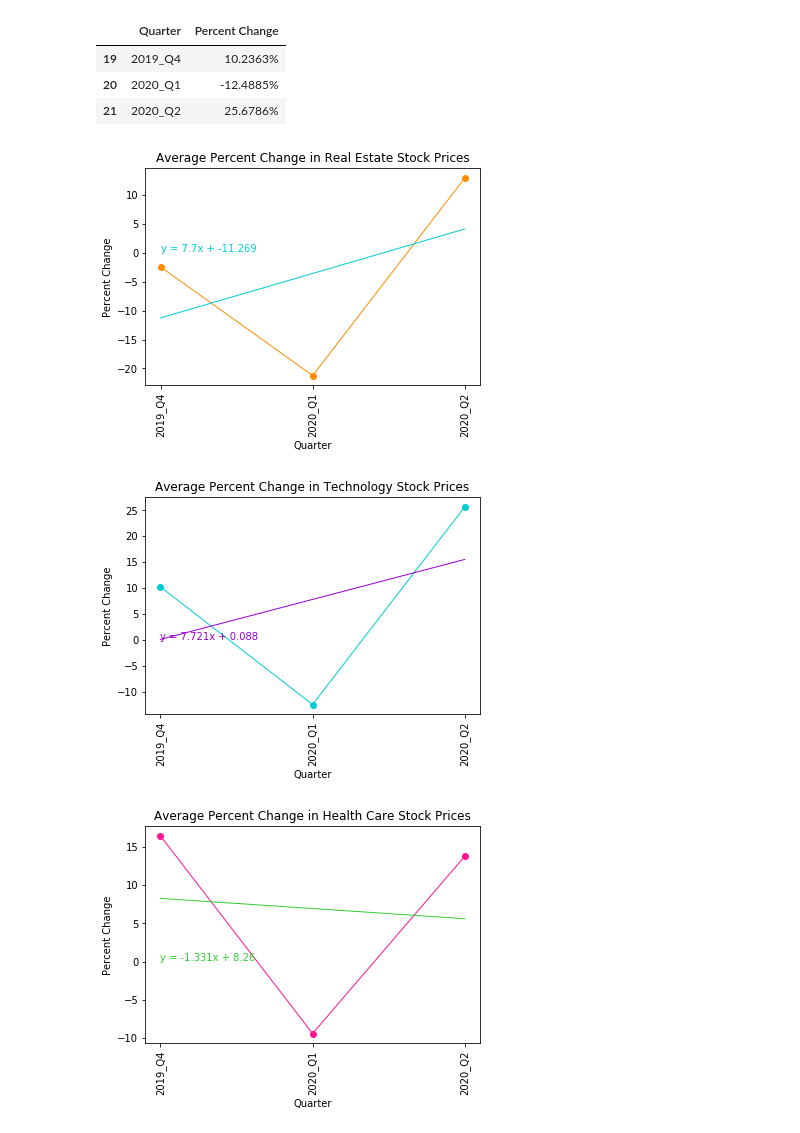
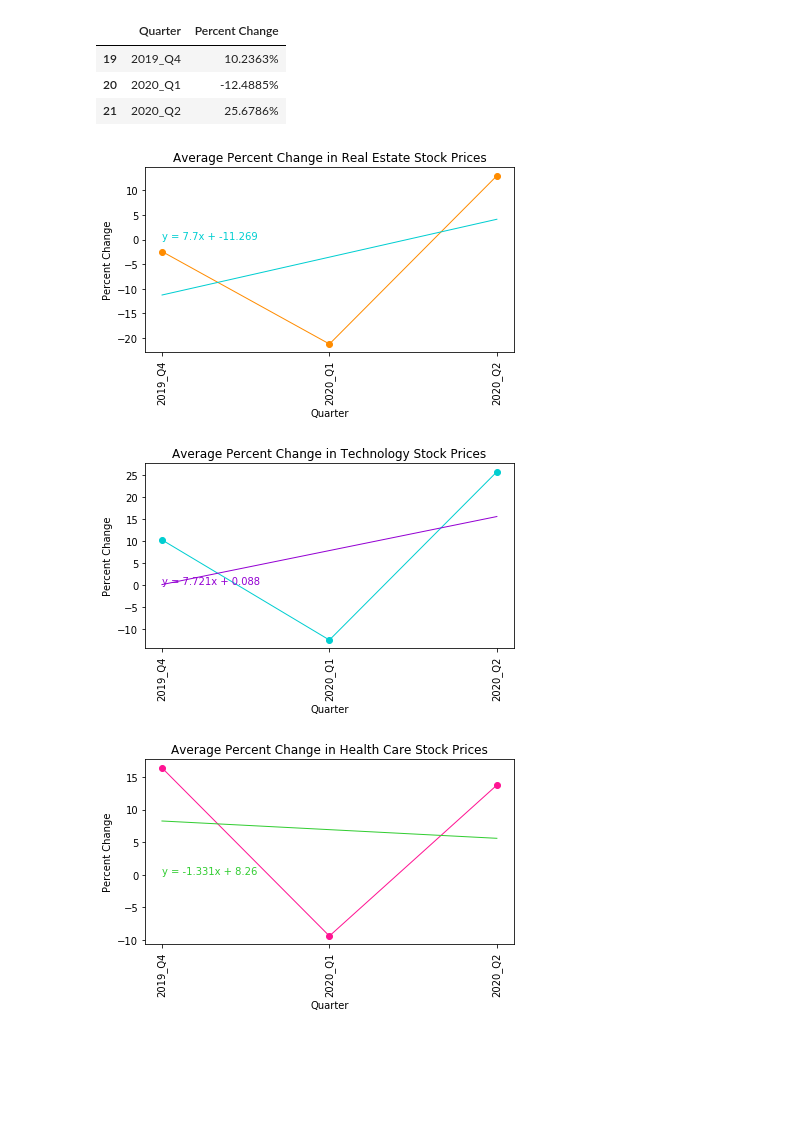
Before and after one commit to jmoon0830/pandemic-stock-analysis, a Jupyter notebook: Cleaning and Graphing Predicted and Actual Data.ipynb, the cells around one changed output. Drawn from its saved outputs; the diff is of its cells as text; code cells hidden in the pictures; blank space fills up the shorter version.

```diff
--- a/Cleaning and Graphing Predicted and Actual Data.ipynb
+++ b/Cleaning and Graphing Predicted and Actual Data.ipynb
@@ -469,34 +484,37 @@ actual_info_tech_df
 x_values = actual_real_estate_df['Quarter']
 y_values = actual_real_estate_df['Percent Change']
 
 # The numeric value of the x axis
 x_val = range(3)
 
 # Perform a linear regression
 (slope, intercept, rvalue, pvalue, stderr) = st.linregress(x_val, y_values)
 
 # Create equation of line to calculate predicted
 regress_values = x_val * slope + intercept
 line_eq = f'y = {round(slope,3)}x + {round(intercept,3)}'
 
 
 # Plot the line graph and linear regression
 tech_per_chg, = plt.plot(x_values, y_values, marker='o', color='darkorange',
                         linewidth=1)
 line, = plt.plot(x_values, regress_values, linewidth=1, color='darkturquoise')
 plt.annotate(line_eq, (0, 0.1), color='darkturquoise')
 
 # Rotate the x axis tick marks
 plt.xticks(rotation=90)
 
 # Create title and labels for the x and y axis
 plt.title('Average Percent Change in Real Estate Stock Prices')
 plt.xlabel('Quarter')
 plt.ylabel('Percent Change')
 
+# Save and show the graph
+plt.tight_layout()
+plt.savefig('Images/actual_realestate.png')
 plt.show()
 # %% [output]
-[figure, old version]
+[figure, new version]
 # %%
 # Set the x and y values
 x_values = actual_info_tech_df['Quarter']
@@ -527,9 +545,12 @@ plt.title('Average Percent Change in Technology Stock Prices')
 plt.xlabel('Quarter')
 plt.ylabel('Percent Change')
 
+# Save and show the graph
+plt.tight_layout()
+plt.savefig('Images/actual_tech.png')
 plt.show()
 # %% [output]
-[figure, old version]
+[figure, new version]
 # %%
 # Set the x and y values
 x_values = actual_health_care_df['Quarter']
@@ -560,9 +581,12 @@ plt.title('Average Percent Change in Health Care Stock Prices')
 plt.xlabel('Quarter')
 plt.ylabel('Percent Change')
 
+# Save and show the graph
+plt.tight_layout()
+plt.savefig('Images/actual_health.png')
 plt.show()
 # %% [output]
-[figure, old version]
+[figure, new version]
 # %%
 # Set the x and y values
 x_values = actual_consumer_staples_df['Quarter']
```
Also changed, not shown: parts of 7 cells of this notebook, 10 other files.
